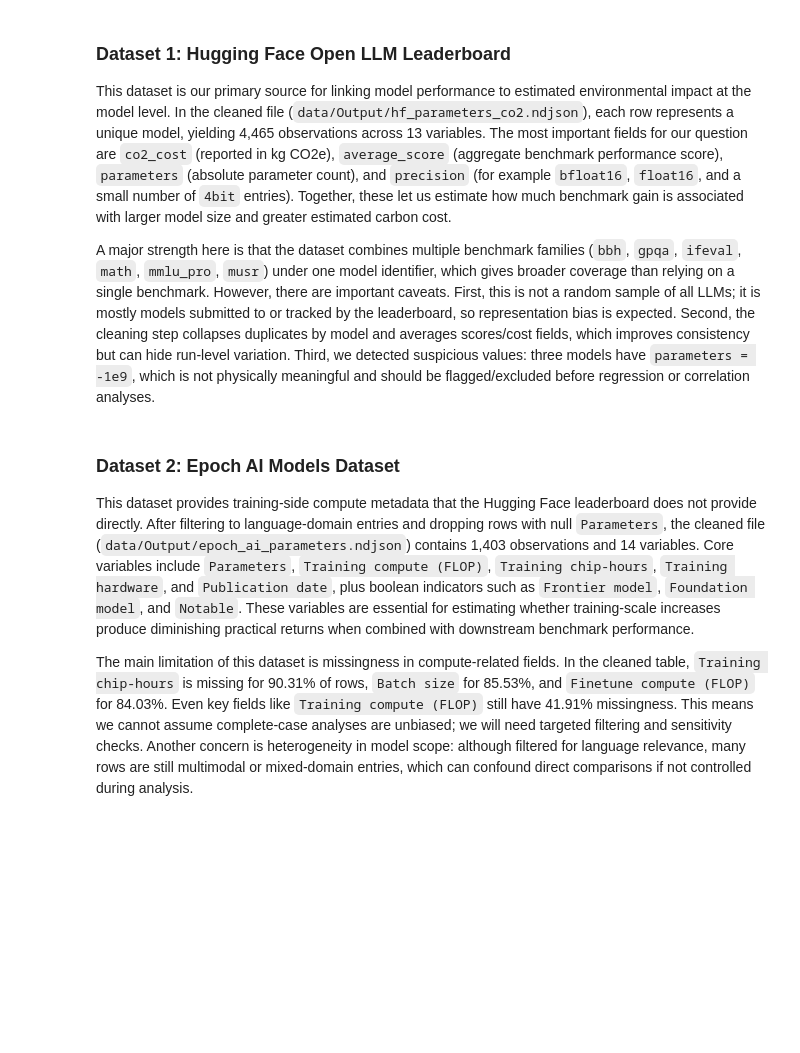
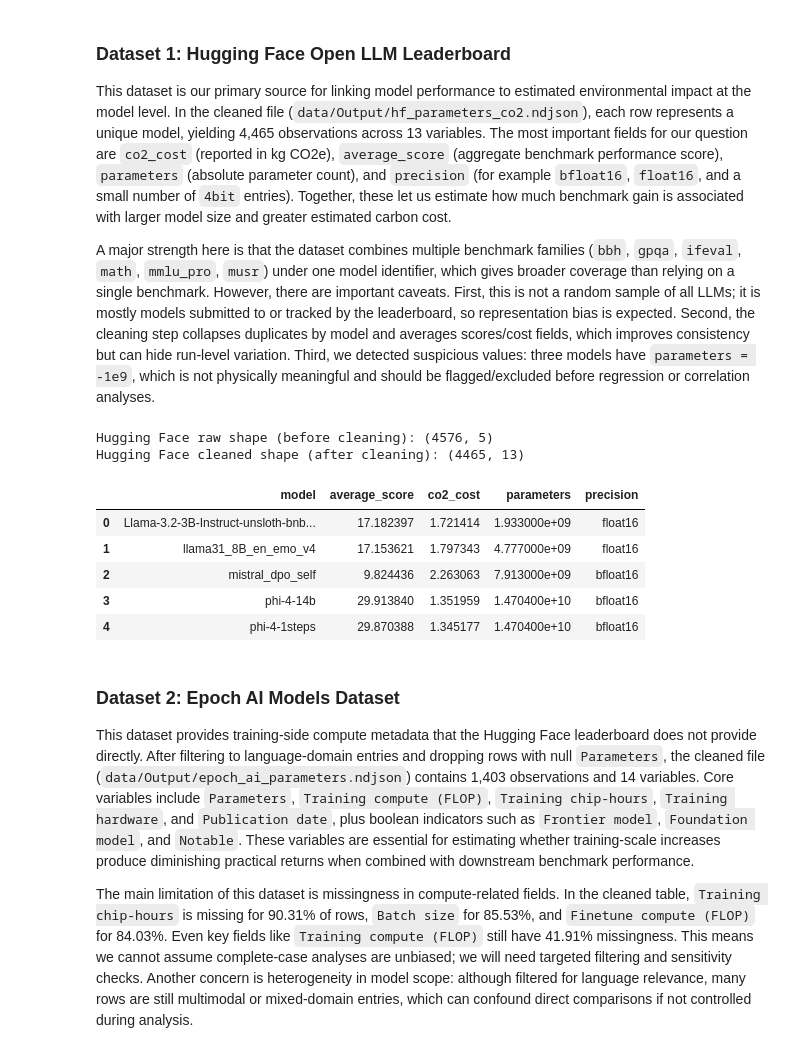
Before and after one commit to COGS108/Group090_WI26, a Jupyter notebook: 01-DataCheckpoint.ipynb, the cells around one changed output. Drawn from its saved outputs; the diff is of its cells as text; code cells hidden in the pictures; blank space fills up the shorter version.

```diff
--- a/01-DataCheckpoint.ipynb
+++ b/01-DataCheckpoint.ipynb
@@ -121,6 +88,7 @@ A major strength here is that the dataset combines multiple benchmark families (
 # %%
 import polars as pl
 import os
+import pandas as pd
 
 # Directories need closing slashes /
 generate_files = False
@@ -129,7 +97,9 @@ temp_dir = "./data/temp/"
 output_dir = "./data/Output/"
 
 # Open raw from src
-hf = pl.read_json(src).lazy()
+hf_raw = pl.read_json(src)
+print(f"Hugging Face raw shape (before cleaning): {hf_raw.shape}")
+hf = hf_raw.lazy()
 
 # Seperate model into individual columns. Polars interprets dictionaries as "struct" dtype.
 hf = hf.unnest(["model", "evaluations", "features", "metadata"])
@@ -165,33 +135,46 @@ hf = hf.drop([
 # creating analysis files
 if generate_files:
     for cols in hf.drop(pl.col("name")).collect().columns:
         hf.select([cols, "name"]).unique().sort(by=cols, descending=True).sink_ndjson(f"{temp_dir}hf_{cols}.ndjson")
 
 # expand params_billions to parameters (to match epoch dataset)
 hf = hf.with_columns((pl.col("params_billions") * 1000000000).alias("parameters")).drop("params_billions")
 
 # Add column with model name without contributor
 hf = hf.with_columns((pl.col("name").str.split("/").list.get(-1)).alias("model"))
 
 # duplicates exist, collapse by model
 hf = hf.group_by("model").agg([
     pl.col("architecture").first(),
     pl.col("average_score").mean(),
     pl.col("co2_cost").mean(),
     pl.col("parameters").mean(),
     pl.col("precision").first(),
     pl.col("name"),
     pl.col("bbh"),
     pl.col("gpqa"),
     pl.col("ifeval"),
     pl.col("math"),
     pl.col("mmlu_pro"),
     pl.col("musr"),
 ])
 
 hf.sort(["architecture", "model"]).sink_ndjson(f"{output_dir}hf_parameters_co2.ndjson")
 
 hf_df = pd.read_json("data/Output/hf_parameters_co2.ndjson", lines=True)
+print(f"Hugging Face cleaned shape (after cleaning): {hf_df.shape}")
+
+hf_key_cols = ["model", "average_score", "co2_cost", "parameters", "precision"]
+hf_df[hf_key_cols].head()
+# %% [output]
+Hugging Face raw shape (before cleaning): (4576, 5)
+Hugging Face cleaned shape (after cleaning): (4465, 13)
+|  | model | average_score | co2_cost | parameters | precision |
+| 0 | Llama-3.2-3B-Instruct-unsloth-bnb... | 17.182397 | 1.721414 | 1.933000e+09 | float16 |
+| 1 | llama31_8B_en_emo_v4 | 17.153621 | 1.797343 | 4.777000e+09 | float16 |
+| 2 | mistral_dpo_self | 9.824436 | 2.263063 | 7.913000e+09 | bfloat16 |
+| 3 | phi-4-14b | 29.913840 | 1.351959 | 1.470400e+10 | bfloat16 |
+| 4 | phi-4-1steps | 29.870388 | 1.345177 | 1.470400e+10 | bfloat16 |
 # %% [markdown]
 ### Dataset 2: Epoch AI Models Dataset
 
```
Also changed, not shown: parts of 5 cells of this notebook.
